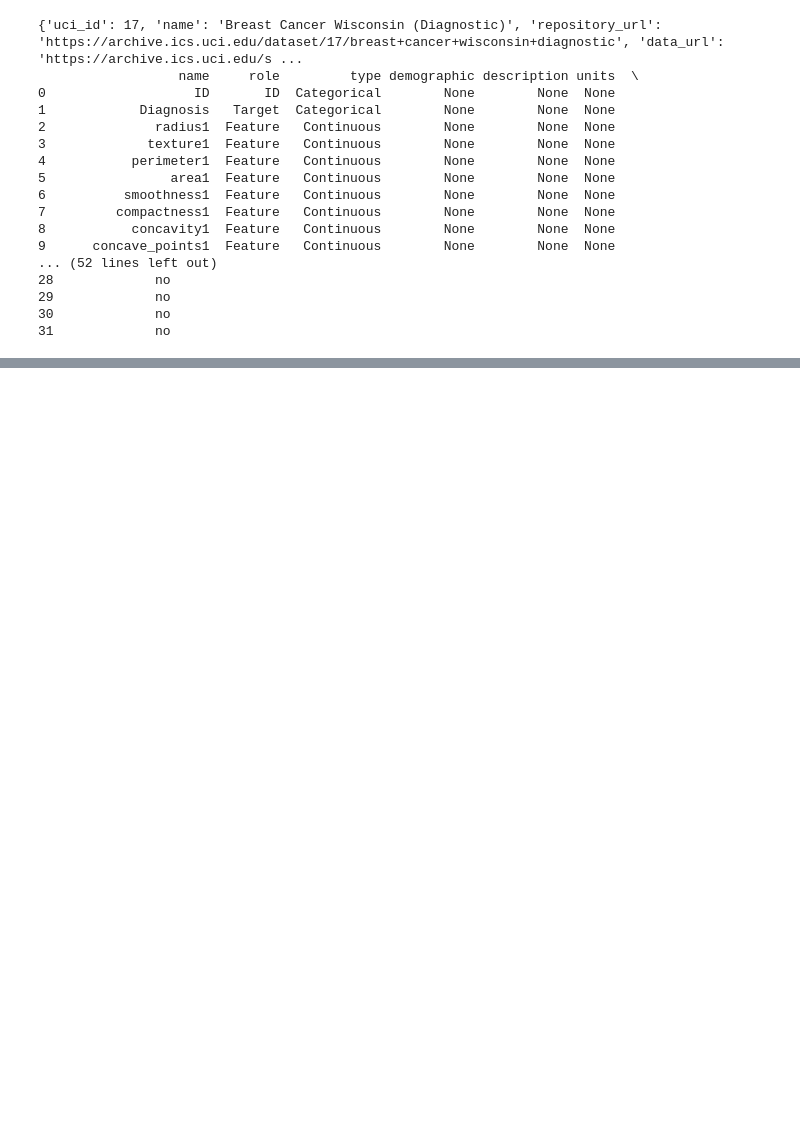
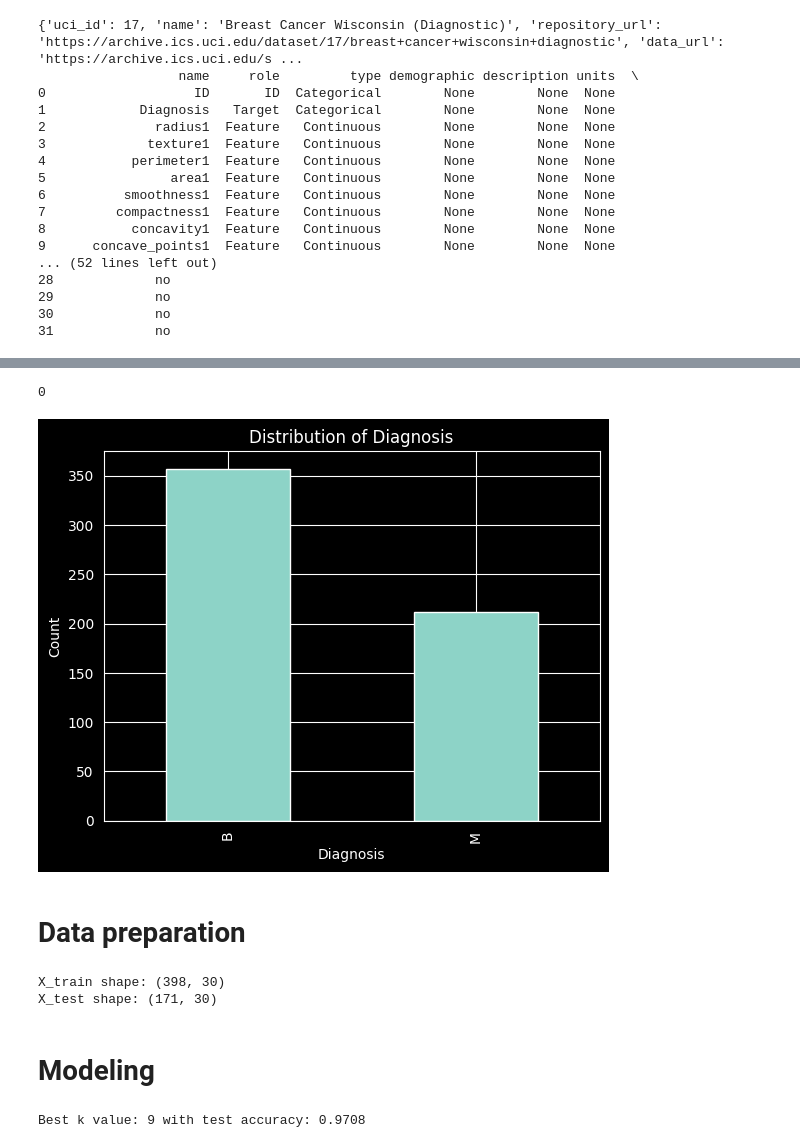
Before and after one commit to jarmoil/Datan-kasittely-ja-koneoppiminen, a Jupyter notebook: Tehtavat/Tehtava2.ipynb, the cells around one changed output, grey strips where cells are left out. Cells and saved outputs as stored; diff of their text form; code cells hidden in the pictures; blank space fills up the shorter version.

```diff
--- a/Tehtavat/Tehtava2.ipynb
+++ b/Tehtavat/Tehtava2.ipynb
@@ -64,0 +102,14 @@ Deployment: The final phase is to deploy the model. How will the model be used i
+# %%
+print(X.isnull().sum().sum())
+# %% [output]
+0
+# %%
+y['Diagnosis'].value_counts().plot(kind='bar')
+plt.title('Distribution of Diagnosis')
+plt.xlabel('Diagnosis')
+plt.ylabel('Count')
+plt.show()
+# %% [output]
+[figure, added]
+# %% [markdown]
+# Data preparation
@@ -64,0 +125,27 @@ Deployment: The final phase is to deploy the model. How will the model be used i
+# %%
+print(f"X_train shape: {X_train_scaled.shape}")
+print(f"X_test shape: {X_test_scaled.shape}")
+# %% [output]
+X_train shape: (398, 30)
+X_test shape: (171, 30)
+# %% [markdown]
+# Modeling
+# %%
+from sklearn.neighbors import KNeighborsClassifier
+from sklearn.metrics import accuracy_score
+
+k_values = [3, 5, 7, 9, 11, 15, 21, 25, 31, 37, 45, 51, 57, 63, 71]
+train_accuracies = []
+test_accuracies = []
+
+for k in k_values:
+    model = KNeighborsClassifier(n_neighbors=k)
+    model.fit(X_train_scaled, y_train.values.ravel())
+
+    train_accuracies.append(accuracy_score(y_train, model.predict(X_train_scaled)))
+    test_accuracies.append(accuracy_score(y_test, model.predict(X_test_scaled)))
+
+best_k = k_values[test_accuracies.index(max(test_accuracies))]
+print(f"Best k value: {best_k} with test accuracy: {max(test_accuracies):.4f}")
+# %% [output]
+Best k value: 9 with test accuracy: 0.9708
```
Also changed, not shown: parts of 19 cells of this notebook.
